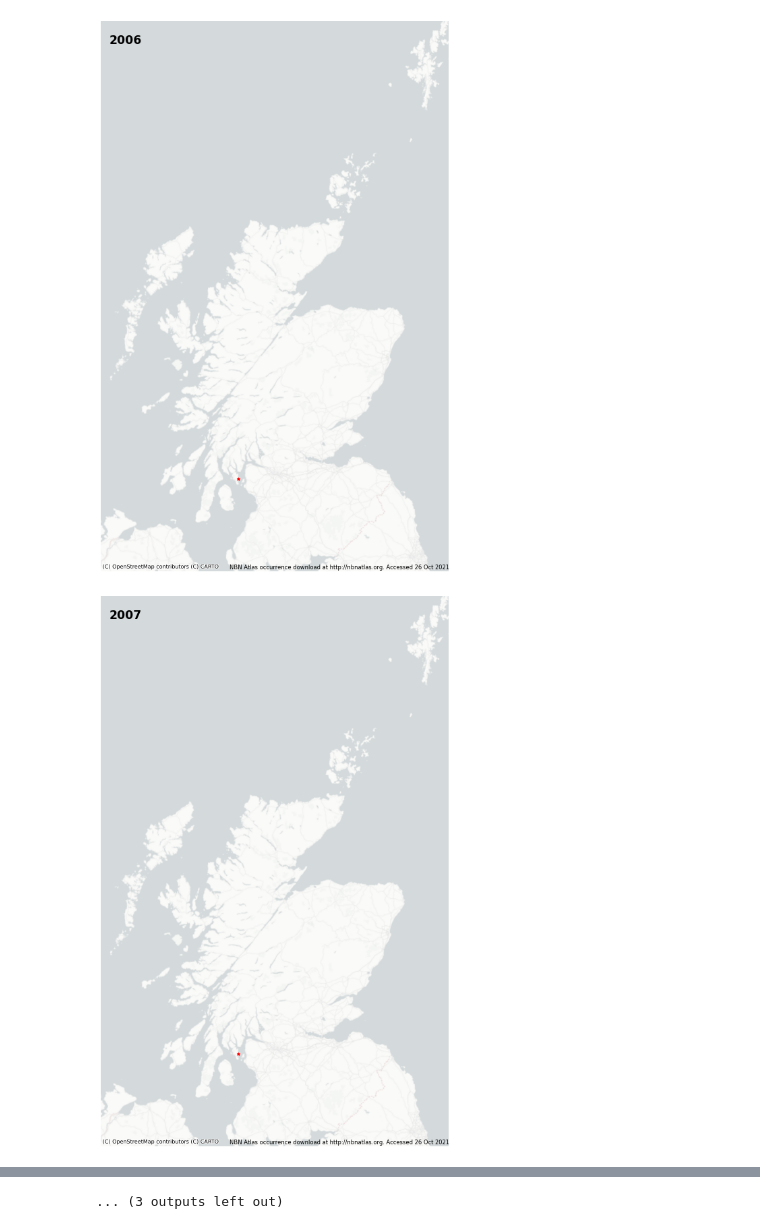
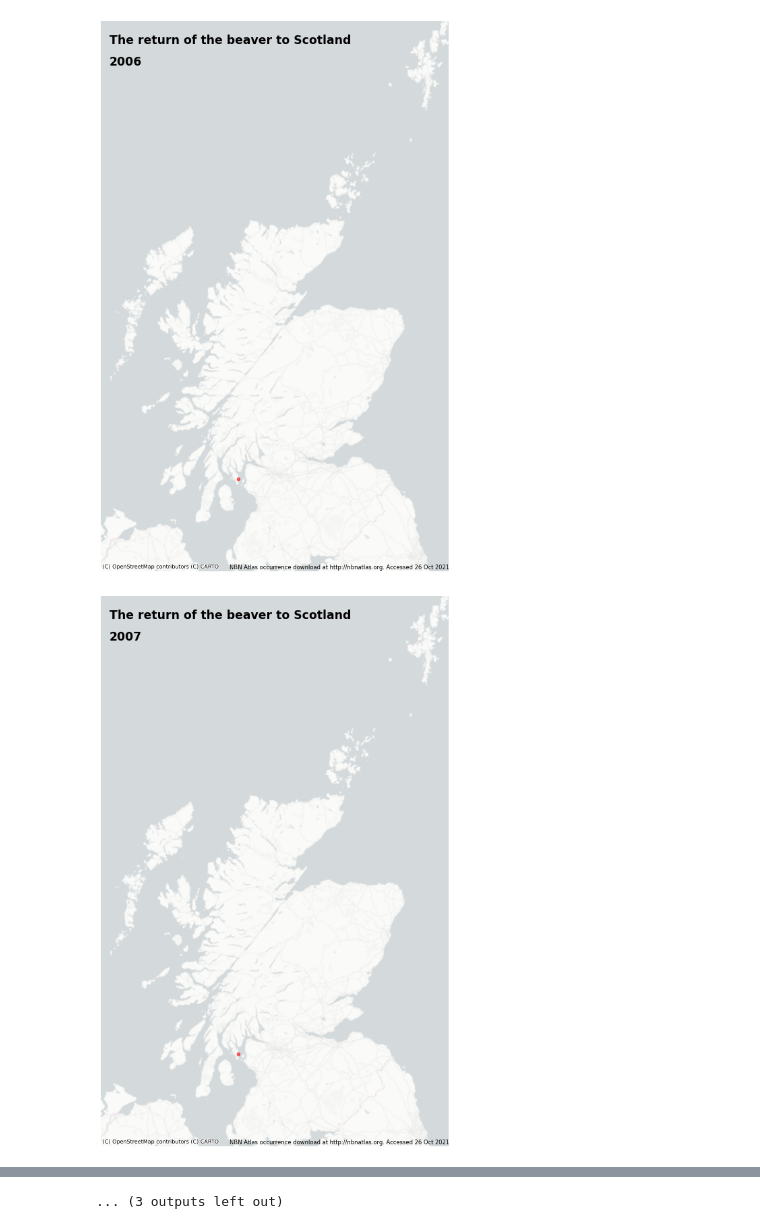
Before and after one commit to joekbullard/30daymapchallenge21, a Jupyter notebook: day_1/gif_plot_nb.ipynb, the cells around one changed output, grey strips where cells are left out. Cells and saved outputs as stored; diff of their text form; code cells hidden in the pictures.

```diff
--- a/day_1/gif_plot_nb.ipynb
+++ b/day_1/gif_plot_nb.ipynb
@@ -25,4 +38,0 @@ r = requests.get(urls)
-# %%
-file = zipfile.ZipFile(io.BytesIO(r.content))
-
-df = pd.read_csv(file.open('data.csv'), low_memory=False)
@@ -29,8 +62,9 @@ df = pd.read_csv(file.open('data.csv'), low_memory=False)
 # %%
-df = df[df['State/Province']=='Scotland']
+# filter to show Scotland records only
+df = df[df['stateProvince']=='Scotland']
 # %%
 gdf = gpd.GeoDataFrame(
-    df, geometry=gpd.points_from_xy(df['Longitude (WGS84)'], df['Latitude (WGS84)']), crs=4326)
+    df, geometry=gpd.points_from_xy(df['decimalLongitude'], df['decimalLatitude']), crs=4326)
 
 gdf = gdf.to_crs(27700)
 # %%
@@ -49,23 +83,40 @@ xlim, ylim = (sw[0], ne[0]), (sw[1],ne[1])
 # %%
 for i in range(2006,2021):
     fig, ax = plt.subplots(figsize=(15,15))
-    gdf[gdf['Start date year'] <= i].plot(
+    gdf[gdf['year'] <= i].plot(
         color='red',
-        marker='*', markersize=20,
-        ax = ax)
-
-    #xlim = ([gdf.total_bounds[0],  gdf.total_bounds[2]])
-    #ylim = ([gdf.total_bounds[1],  gdf.total_bounds[3]])
+        alpha=0.6,
+        marker='o',
+        markersize=20,
+        ax=ax)
     ax.set_xlim(xlim)
     ax.set_ylim(ylim)
-    ax.text(0.025, 0.96, i,
-            transform = ax.transAxes, fontsize='xx-large', fontweight='bold', fontfamily='sans-serif')
     ax.set_axis_off()
-    ax.text(0.37, 0.005, 'NBN Atlas occurrence download at http://nbnatlas.org. Accessed 26 Oct 2021',
-            transform = ax.transAxes, fontsize='small')
-    cx.add_basemap(ax, crs=gdf.crs.to_string(), source=cx.providers.CartoDB.PositronNoLabels)
-    plt.savefig(f'pngs/beaver_{str(i)}.png',bbox_inches='tight', dpi=200)
-    plt.show()
+    ax.text(0.025,
+            0.96,
+            'The return of the beaver to Scotland',
+            transform=ax.transAxes,
+            fontsize='xx-large',
+            fontweight='bold',
+            fontfamily='sans-serif')
+    ax.text(0.025,
+            0.92,
+            i,
+            transform=ax.transAxes,
+            fontsize='xx-large',
+            fontweight='bold',
+            fontfamily='sans-serif')
+    ax.text(0.37,
+            0.005,
+            'NBN Atlas occurrence download at http://nbnatlas.org. Accessed 26 Oct 2021',
+            transform=ax.transAxes,
+            fontsize='small')
+    cx.add_basemap(ax,
+                   crs=gdf.crs.to_string(),
+                   source=cx.providers.CartoDB.PositronNoLabels)
+    plt.savefig(f'pngs/beaver_{str(i)}.png',
+                bbox_inches='tight',
+                dpi=200)
 # %% [output]
-[figure, old version]
+[figure, new version]
-[figure, old version]
+[figure, new version]
```
Also changed, not shown: parts of 5 cells of this notebook, 5 other files.
